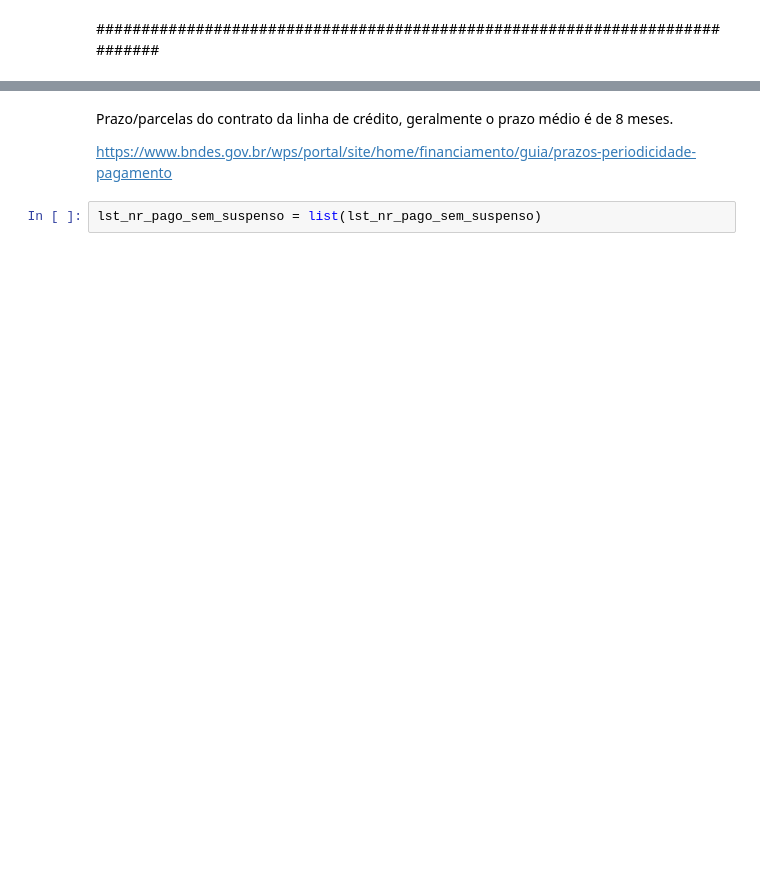
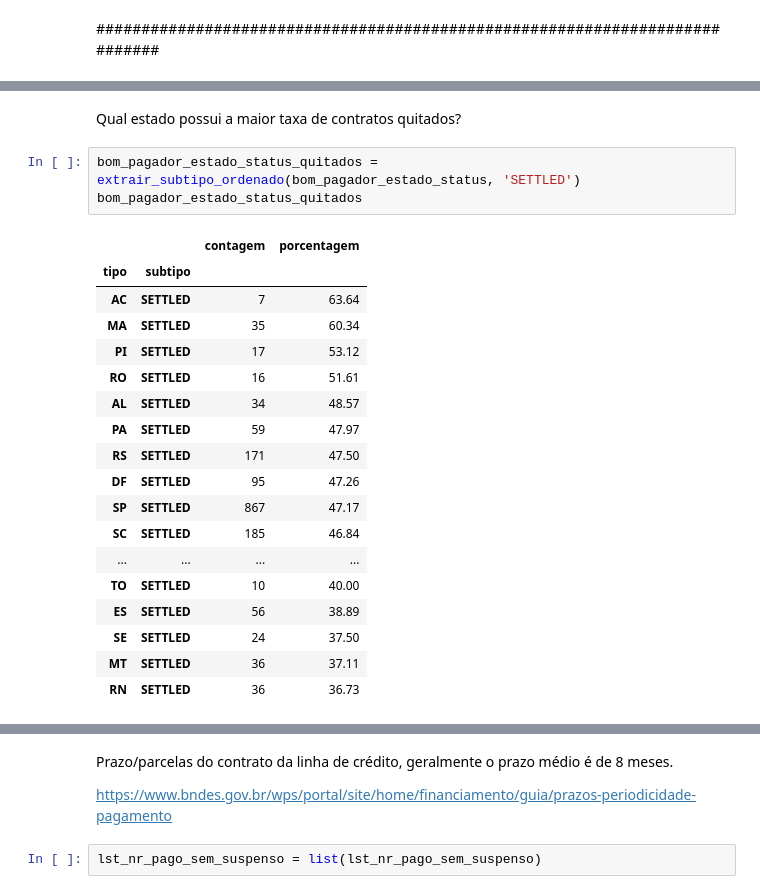
Before and after one commit to mayara-canaver/Stone-Challenge, a Jupyter notebook: docs/python/main.ipynb, the cells around one changed output, grey strips where cells are left out. Drawn from its saved outputs; the diff is of its cells as text; blank space fills up the shorter version.

```diff
--- a/docs/python/main.ipynb
+++ b/docs/python/main.ipynb
@@ -212,0 +307,24 @@ clientes_com_contratos_pago
+# %% [markdown]
+Qual estado possui a maior taxa de contratos quitados?
+# %%
+bom_pagador_estado_status_quitados = extrair_subtipo_ordenado(bom_pagador_estado_status, 'SETTLED')
+bom_pagador_estado_status_quitados
+# %% [output]
+|  |  | contagem | porcentagem |
+| tipo | subtipo |  |  |
+| AC | SETTLED | 7 | 63.64 |
+| MA | SETTLED | 35 | 60.34 |
+| PI | SETTLED | 17 | 53.12 |
+| RO | SETTLED | 16 | 51.61 |
+| AL | SETTLED | 34 | 48.57 |
+| PA | SETTLED | 59 | 47.97 |
+| RS | SETTLED | 171 | 47.50 |
+| DF | SETTLED | 95 | 47.26 |
+| SP | SETTLED | 867 | 47.17 |
+| SC | SETTLED | 185 | 46.84 |
+| ... | ... | ... | ... |
+| TO | SETTLED | 10 | 40.00 |
+| ES | SETTLED | 56 | 38.89 |
+| SE | SETTLED | 24 | 37.50 |
+| MT | SETTLED | 36 | 37.11 |
+| RN | SETTLED | 36 | 36.73 |
```
Also changed, not shown: parts of 125 cells of this notebook, 2 other files.
